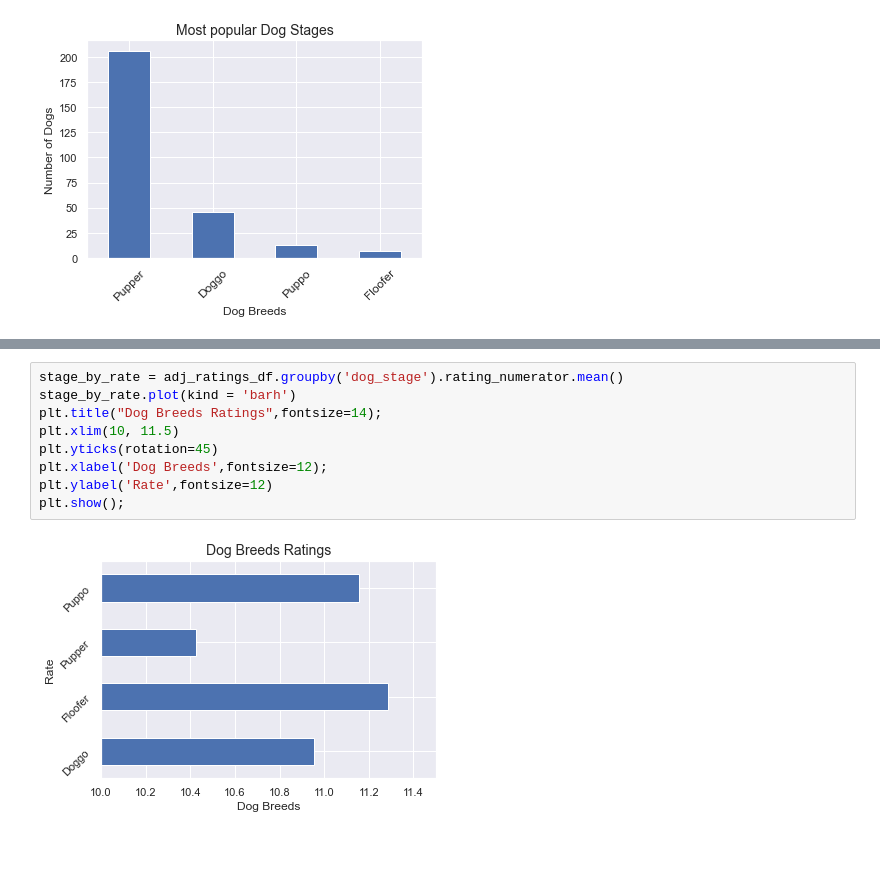
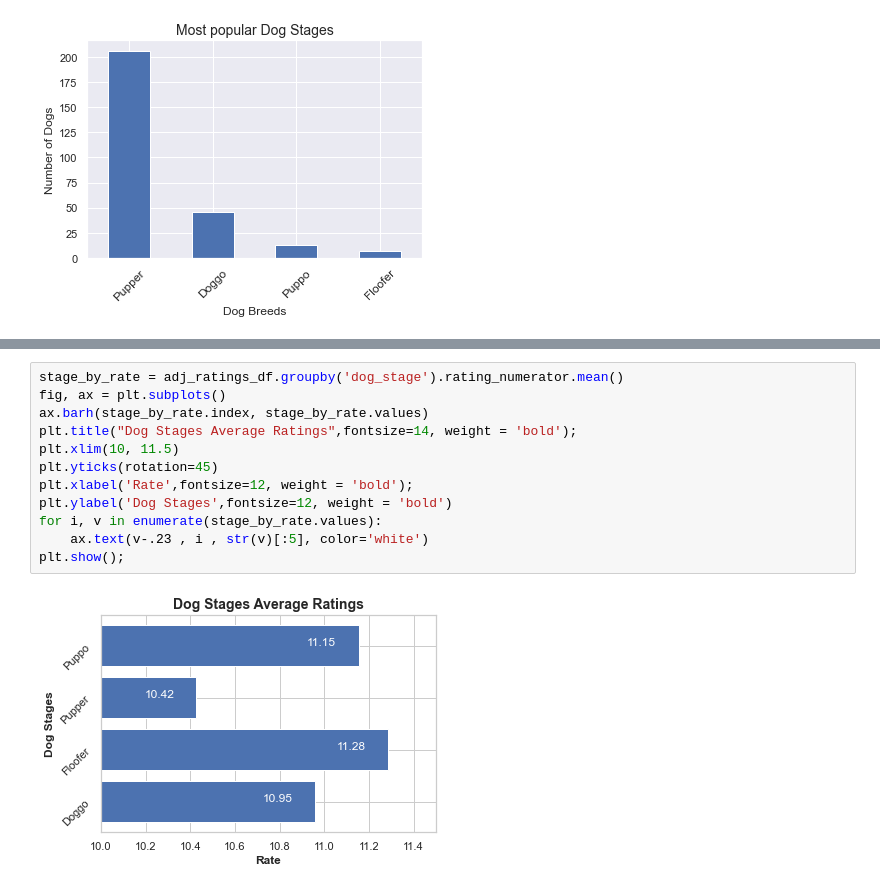
Before and after one commit to mozaini/data-wrnagling-prject, a Jupyter notebook: project.ipynb, the cells around one changed output, grey strips where cells are left out. Cells and saved outputs as stored; diff of their text form; blank space fills up the shorter version.

```diff
--- a/project.ipynb
+++ b/project.ipynb
@@ -1361,11 +1372,14 @@ plt.show();
 # %%
 stage_by_rate = adj_ratings_df.groupby('dog_stage').rating_numerator.mean()
-stage_by_rate.plot(kind = 'barh')
-plt.title("Dog Breeds Ratings",fontsize=14);
+fig, ax = plt.subplots()
+ax.barh(stage_by_rate.index, stage_by_rate.values)
+plt.title("Dog Stages Average Ratings",fontsize=14, weight = 'bold');
 plt.xlim(10, 11.5)
 plt.yticks(rotation=45)
-plt.xlabel('Dog Breeds',fontsize=12);
-plt.ylabel('Rate',fontsize=12)
+plt.xlabel('Rate',fontsize=12, weight = 'bold');
+plt.ylabel('Dog Stages',fontsize=12, weight = 'bold')
+for i, v in enumerate(stage_by_rate.values):
+    ax.text(v-.23 , i , str(v)[:5], color='white')
 plt.show();
 # %% [output]
-[figure, old version]
+[figure, new version]
```
Also changed, not shown: parts of 17 cells of this notebook.
